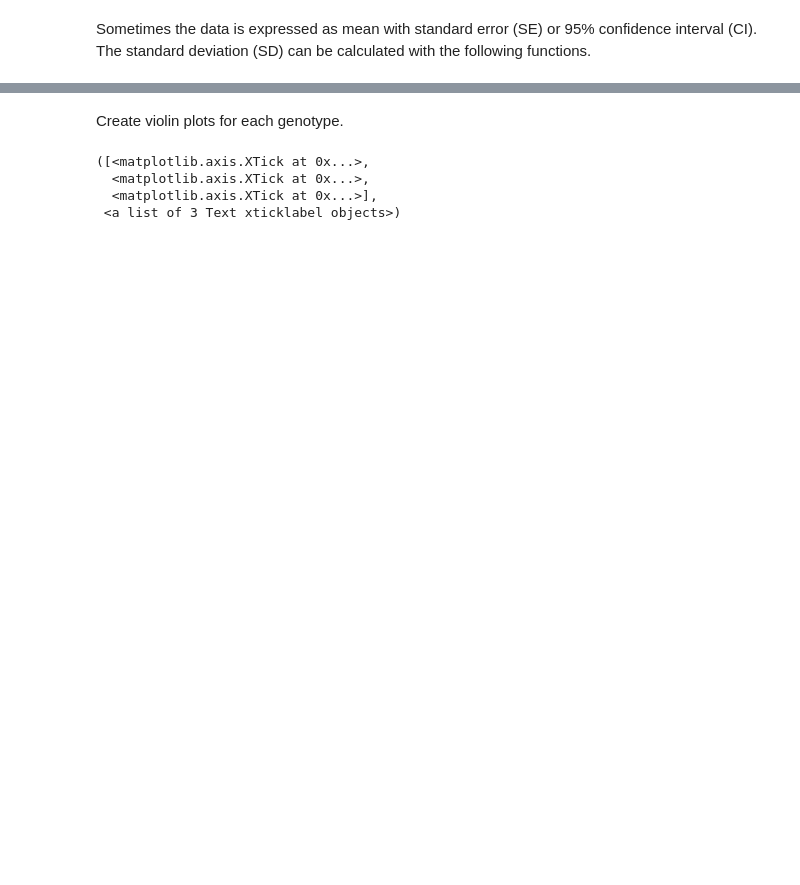
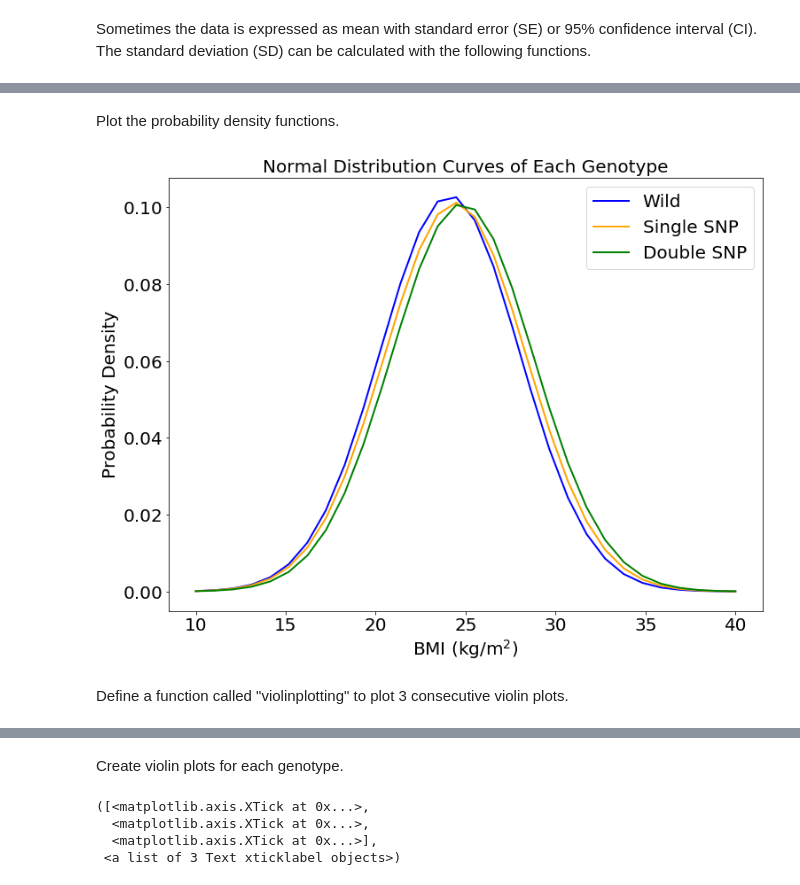
Before and after one commit to Genes-N-Risks/genocode, a Jupyter notebook: examples/Data Visualization Tool_Yousef.ipynb, the cells around one changed output, grey strips where cells are left out. Cells and saved outputs as stored; diff of their text form; code cells hidden in the pictures; blank space fills up the shorter version.

```diff
--- a/examples/Data Visualization Tool_Yousef.ipynb
+++ b/examples/Data Visualization Tool_Yousef.ipynb
@@ -78,0 +246,33 @@ plt.show()
+# %%
+def pdfplotting(mean1, sd1, mean2, sd2, mean3, sd3, bins_list):
+    """
+    A function to plot 3 overlapping probability density function curves
+    Parameters:
+        datagenerated1 (numpy.ndarray, required): A numpy array with random standard distribution data.
+        datagenerated2 (numpy.ndarray, required): A numpy array with random standard distribution data.
+        datagenerated3 (numpy.ndarray, required): A numpy array with random standard distribution data.
+        bins_list(numpy.ndarray, required): A numpy array listing the edges of the bins.
+    Returns:
+        None.
+    """
+
+    plt.figure(figsize=(12,9))
+
+    pdf1 = pdfgen(mean1, sd1, mean2, sd2, mean3, sd3, bins_list)[0]
+    pdf2 = pdfgen(mean1, sd1, mean2, sd2, mean3, sd3, bins_list)[1]
+    pdf3 = pdfgen(mean1, sd1, mean2, sd2, mean3, sd3, bins_list)[2]
+
+    ax1 = plt.plot(bins_list, pdf1, linewidth=2, color='b', label='Wild')
+    ax2 = plt.plot(bins_list, pdf2, linewidth=2, color='orange', label='Single SNP')
+    ax3 = plt.plot(bins_list, pdf3, linewidth=2, color='g', label='Double SNP')
+
+    plt.xlabel('BMI (kg/m$^2$)', fontsize=20)
+    plt.ylabel('Probability Density', fontsize=20)
+    plt.title('Normal Distribution Curves of Each Genotype', fontsize=20)
+
+    matplotlib.rc('xtick', labelsize=20)
+    matplotlib.rc('ytick', labelsize=20)
+
+    plt.legend (fontsize=20)
+
+    return None
@@ -78,0 +286,15 @@ plt.show()
+# %% [markdown]
+Plot the probability density functions.
+# %%
+bins = np.linspace(10,40,num=30)
+mean1 = 24.12
+sd1 = 3.87
+mean2 = 24.43
+sd2 = 3.94
+mean3 = 24.82
+sd3 = 3.95
+pdfplotting(mean1, sd1, mean2, sd2, mean3, sd3, bins)
+# %% [output]
+[figure, added]
+# %% [markdown]
+Define a function called "violinplotting" to plot 3 consecutive violin plots.
```
Also changed, not shown: parts of 51 cells of this notebook, 4 other files.
